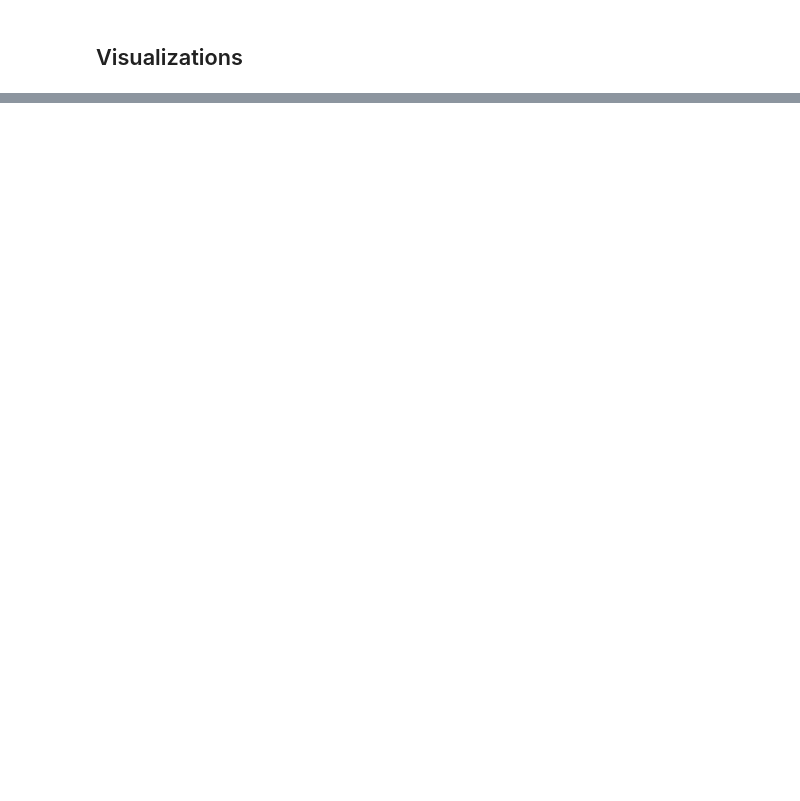
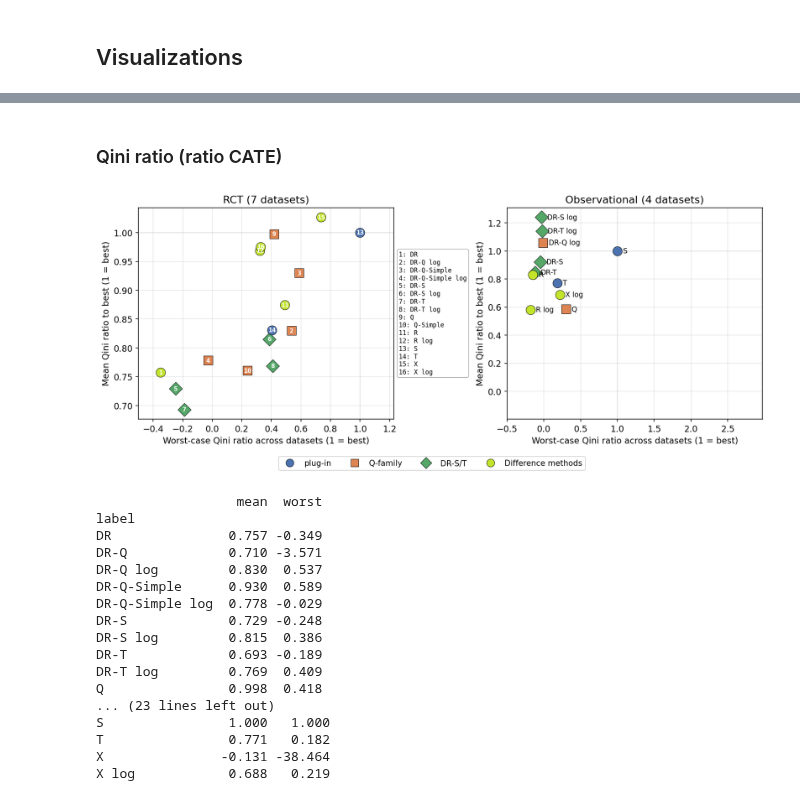
Before and after one commit to michaelfuchs90/ratiobasedcate, a Jupyter notebook: Benchmark.ipynb, the cells around one changed output, grey strips where cells are left out. Drawn from its saved outputs; the diff is of its cells as text; code cells hidden in the pictures; blank space fills up the shorter version.

```diff
--- a/Benchmark.ipynb
+++ b/Benchmark.ipynb
@@ -33,7 +33,7 @@ DATASETS = ALL_DATASETS
 LEARNER = list(ALL_LEARNER.keys())
 
 # Number of runs per combination
-N_RUNS = 100
+N_RUNS = 50
 
 # Base seed (each run uses BASE_SEED + run_idx)
 BASE_SEED = 42
@@ -148,0 +50,9 @@ summary
+# %%
+df_results = run_benchmark(
+    datasets=DATASETS,
+    learners=LEARNER,
+    n_runs=N_RUNS,
+    base_seed=BASE_SEED,
+    results_csv='benchmark_results.csv',
+)
+df_results.head(10)
@@ -376,0 +139,36 @@ print(obs_cal_ratio_summary)
+# %% [markdown]
+### Qini ratio (ratio CATE)
+# %%
+# Figure 1 — Qini ratio (ratio CATE) for RCT vs Observational
+fig, summaries = plot_metric_panels(
+    df_results,
+    metric='qini_ratio',
+    panels=[
+        (f'RCT ({len(RCT_ALL)} datasets)', RCT_ALL),
+        (f'Observational ({len(OBS_DATASETS)} datasets)', OBS_DATASETS),
+    ],
+    plot_learners=PLOT_LEARNERS,
+    savepath='fig_qini_ratio.png',
+)
+for s in summaries:
+    print(s.round(3))
+    print()
+# %% [output]
+[figure, added]
+                  mean  worst
+label
+DR               0.757 -0.349
+DR-Q             0.710 -3.571
+DR-Q log         0.830  0.537
+DR-Q-Simple      0.930  0.589
+DR-Q-Simple log  0.778 -0.029
+DR-S             0.729 -0.248
+DR-S log         0.815  0.386
+DR-T             0.693 -0.189
+DR-T log         0.769  0.409
+Q                0.998  0.418
+... (23 lines left out)
+S                1.000   1.000
+T                0.771   0.182
+X               -0.131 -38.464
+X log            0.688   0.219
```
Also changed, not shown: parts of 27 cells of this notebook, 17 other files.
